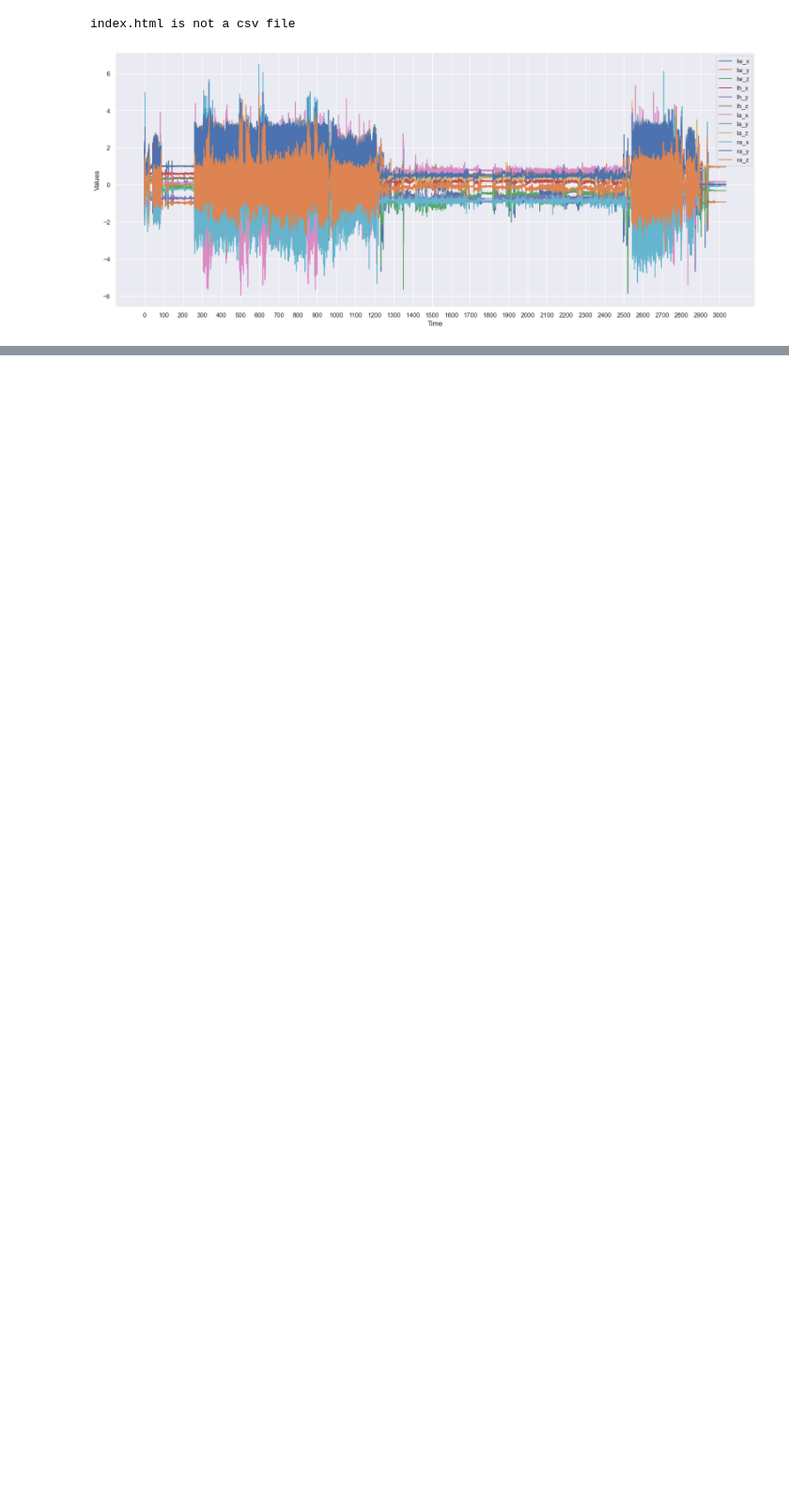
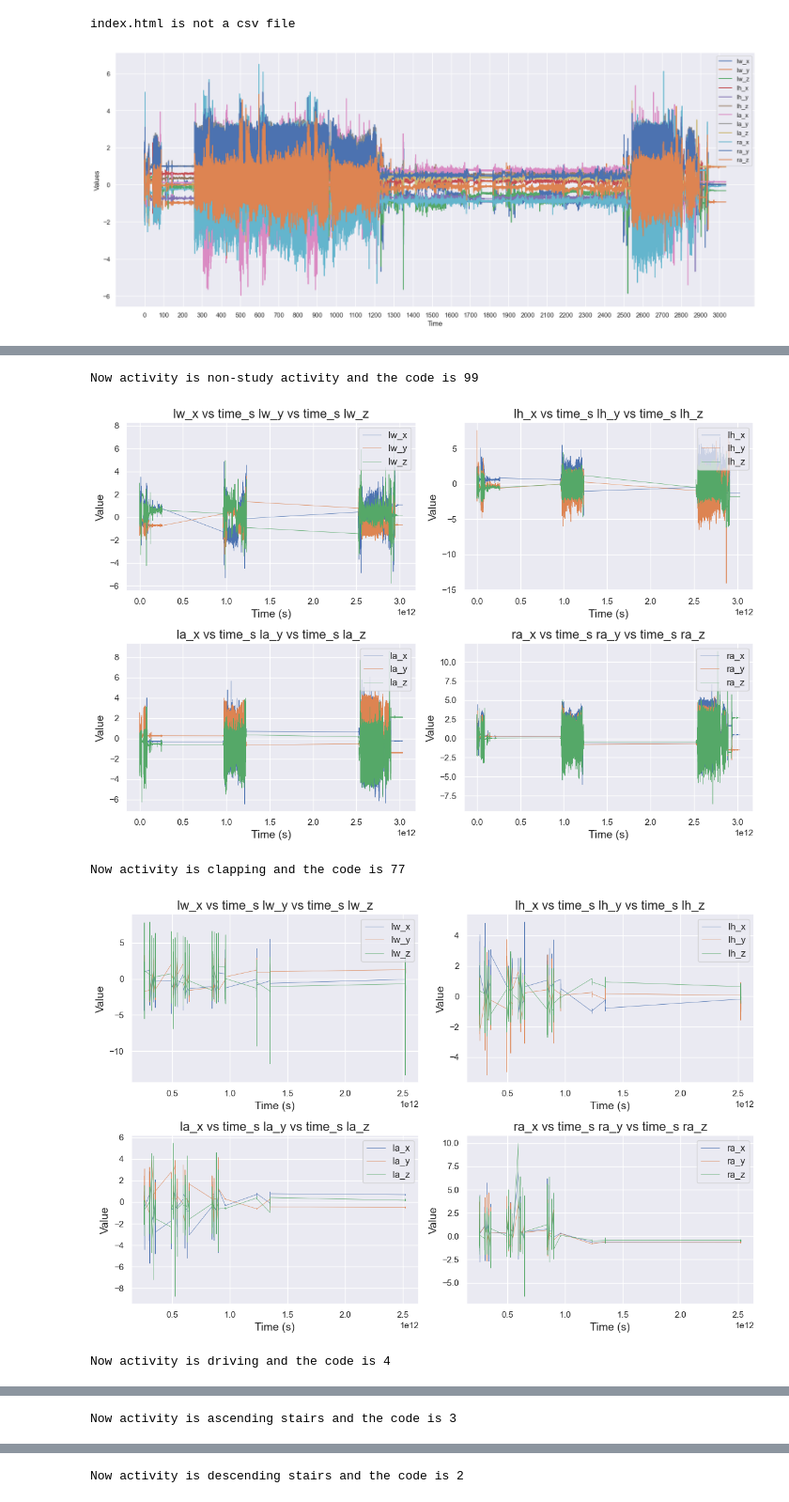
Before and after one commit to menglutao/HumanDataAnalytics, a Jupyter notebook: A1/notebooks/EDA.ipynb, the cells around one changed output, grey strips where cells are left out. Shown at 94% size. Saved outputs shown, nothing was run; the diff lists cells and outputs as text; code cells hidden in the pictures; blank space fills up the shorter version.

Commit message:
Adding preprocessing

```diff
--- a/A1/notebooks/EDA.ipynb
+++ b/A1/notebooks/EDA.ipynb
@@ -93,7 +96,8 @@ plt.show()
 # %%
 def make_x_y_z_plot(df):
     # colors = ["#F7F3E3","#7F7CAF","#78C0E0"]
-    colors = ["#FFF8F0","#9DD9D2","#8981A5"]
+    option_colors = sns.color_palette()
+    colors =[option_colors[0],option_colors[1],option_colors[2]]
     # create larger subplots
     fig, axs = plt.subplots(2, 2, figsize=(12, 8))
         # Plotting
@@ -163,0 +175,38 @@ Now activity is walking and the code is 1
+# %%
+from sklearn.preprocessing import StandardScaler
+
+def standardize_and_downsampling(df):
+    # initialize standard scaler
+    scaler = StandardScaler()
+    # select the columns to standardize
+    columns_to_standardize = ["lw_x", "lw_y", "lw_z", "lh_x", "lh_y", "lh_z", "la_x", "la_y", "la_z", "ra_x", "ra_y", "ra_z"]
+    # standardize the columns
+    df[columns_to_standardize] = scaler.fit_transform(df[columns_to_standardize])
+
+
+    downsampling_factor = 20
+    # # Convert the 'time_s' column to a datetime format if it isn't already
+    # df['time_s'] = pd.to_datetime(df['time_s'], unit='s')
+
+    # # Set the 'time_s' column as the index of the DataFrame
+    # df.set_index('time_s', inplace=True)
+
+    # we can use the resample method in pandas to downsample the data
+    df_resampled = df.resample(f'{downsampling_factor}L').mean()
+
+        # check if the data has been standardized
+    print(df[columns_to_standardize].mean())  # should be close to 0
+    print(df[columns_to_standardize].std())   # should be close to 1
+
+    # Reset the index back to RangeIndex
+    df_resampled.reset_index(inplace=True)
+
+    # Convert 'time_s' back to its original unit
+    df_resampled['time_s'] = df_resampled['time_s'].astype(int)
+
+    return df_resampled
+
+
+
+
+single_df_after_sandd = standardize_and_downsampling(single_df)
@@ -163,0 +231,10 @@ Now activity is walking and the code is 1
+# %%
+for activity in activity_dict:
+    print(f"Now activity is {activity} and the code is {activity_dict[activity]}")
+    show_x_y_z_plot(single_df_after_sandd,activity_dict[activity])
+# %% [output]
+Now activity is non-study activity and the code is 99
+[figure, added]
+Now activity is clapping and the code is 77
+[figure, added]
+Now activity is driving and the code is 4
@@ -163,0 +242 @@ Now activity is walking and the code is 1
+Now activity is ascending stairs and the code is 3
@@ -163,0 +244 @@ Now activity is walking and the code is 1
+Now activity is descending stairs and the code is 2
```
Also changed, not shown: parts of 7 cells of this notebook.
